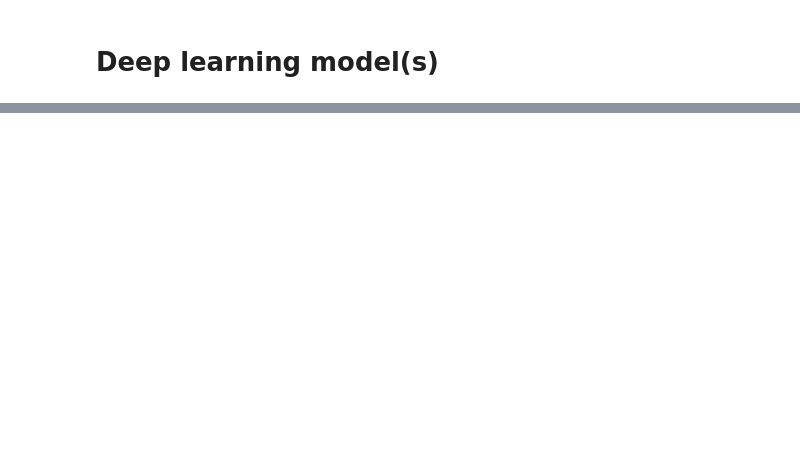
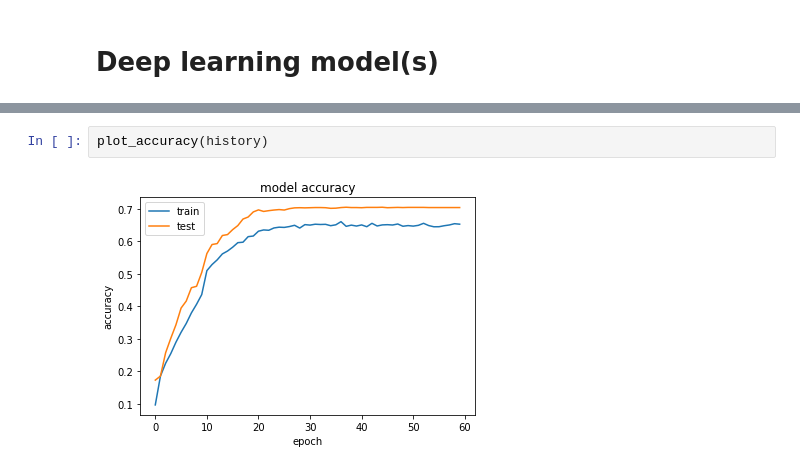
Before and after one commit to gabcastro/Unisinos-AI-CNNKaggleDataset, a Jupyter notebook: cnn_net.ipynb, the cells around one changed output, grey strips where cells are left out. Drawn from its saved outputs; the diff is of its cells as text; blank space fills up the shorter version.

```diff
--- a/cnn_net.ipynb
+++ b/cnn_net.ipynb
@@ -81,0 +246,4 @@ pd.DataFrame(summary_shape.items(), columns=['In/Out', 'Total shape'])
+# %%
+plot_accuracy(history)
+# %% [output]
+[figure, added]
```
Also changed, not shown: parts of 24 cells of this notebook, 3 other files.
